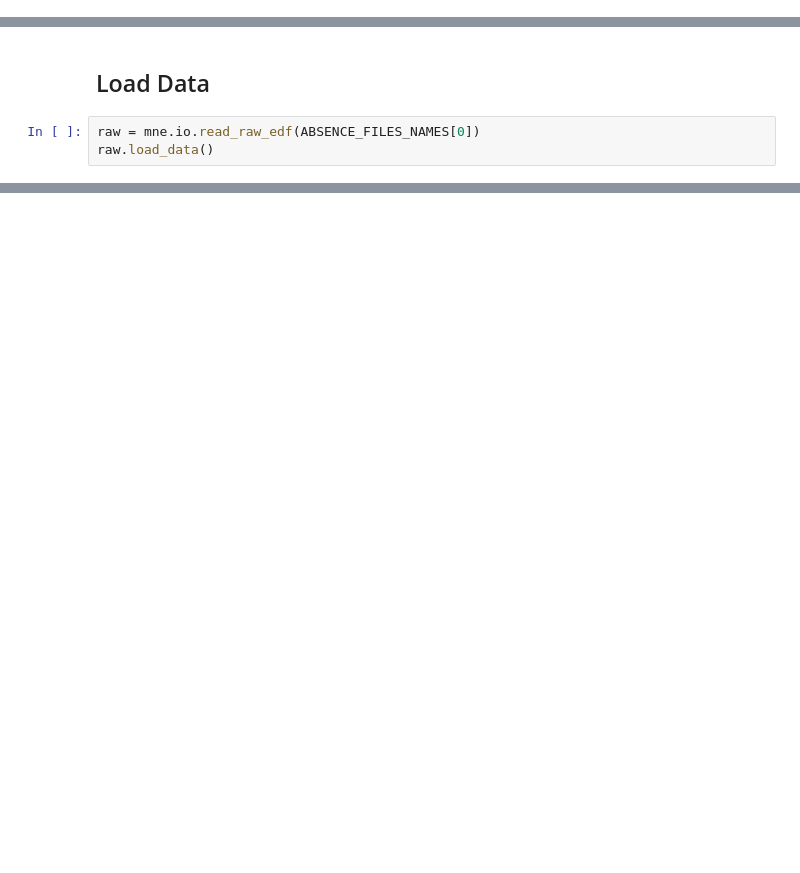
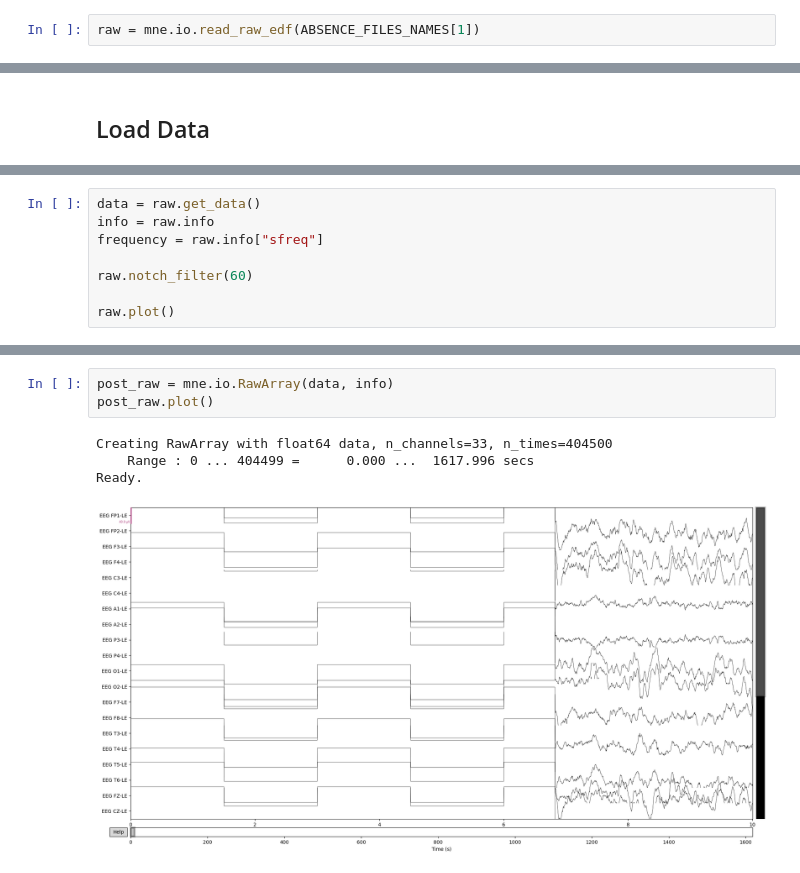
Before and after one commit to Loic017/TinyML-for-Epileptic-Seizures, a Jupyter notebook: eeg_testing.ipynb, the cells around one changed output, grey strips where cells are left out. Drawn from its saved outputs; the diff is of its cells as text; blank space fills up the shorter version.

Commit message:
Notch filter

```diff
--- a/eeg_testing.ipynb
+++ b/eeg_testing.ipynb
@@ -23,2 +26,4 @@ with open(r'processed_data\absence\absence_files.txt', 'r') as f:
     for i in f.readlines():
         ABSENCE_FILES_NAMES.append(DEV_DATA_FOLDER + i[:-1])
+# %%
+raw = mne.io.read_raw_edf(ABSENCE_FILES_NAMES[1])
@@ -25,5 +35,2 @@ with open(r'processed_data\absence\absence_files.txt', 'r') as f:
 # %% [markdown]
 ## Load Data
-# %%
-raw = mne.io.read_raw_edf(ABSENCE_FILES_NAMES[0])
-raw.load_data()
@@ -78,0 +59,8 @@ Error:
+# %%
+data = raw.get_data()
+info = raw.info
+frequency = raw.info["sfreq"]
+
+raw.notch_filter(60)
+
+raw.plot()
@@ -78,0 +81,8 @@ Error:
+# %%
+post_raw = mne.io.RawArray(data, info)
+post_raw.plot()
+# %% [output]
+Creating RawArray with float64 data, n_channels=33, n_times=404500
+    Range : 0 ... 404499 =      0.000 ...  1617.996 secs
+Ready.
+[figure, added]
```
Also changed, not shown: parts of 9 cells of this notebook.
